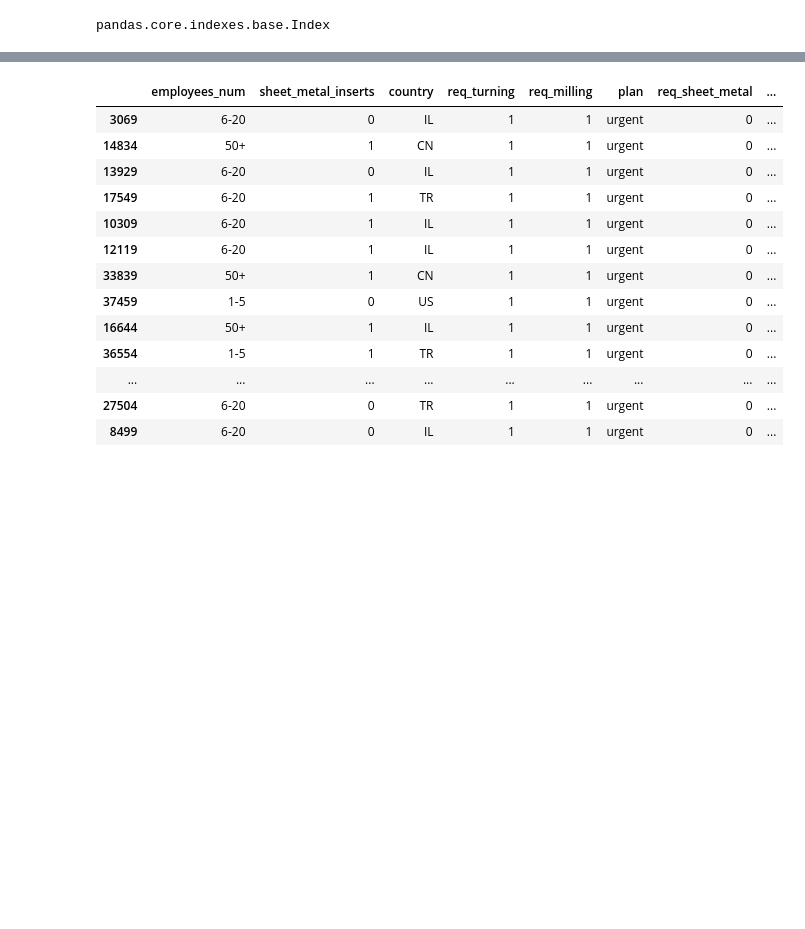
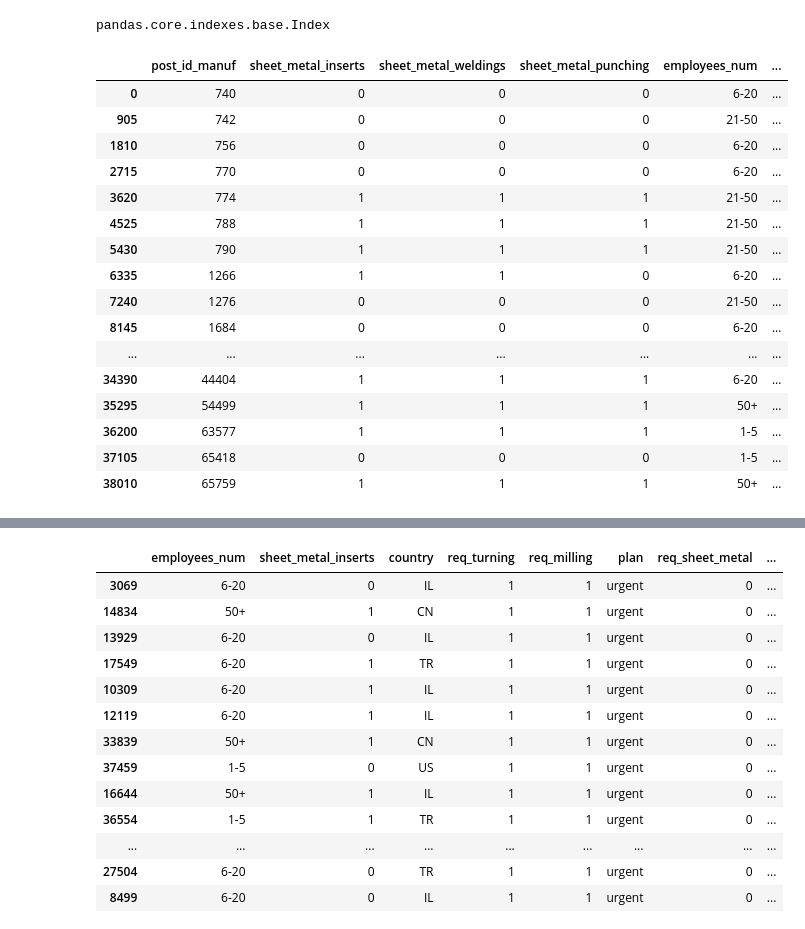
Before and after one commit to ophir-friedler/manufuture, a Jupyter notebook: manu_python/Modelling.ipynb, the cells around one changed output, grey strips where cells are left out. Drawn from its saved outputs; the diff is of its cells as text; code cells hidden in the pictures; blank space fills up the shorter version.

```diff
--- a/manu_python/Modelling.ipynb
+++ b/manu_python/Modelling.ipynb
@@ -107,3 +107,23 @@ Epoch 10/10
 type(bidSubmissionPredictor._manufacturers_data_df.columns)
 # %% [output]
 pandas.core.indexes.base.Index
+# %%
+bidSubmissionPredictor._manufacturers_data_df
+# %% [output]
+|  | post_id_manuf | sheet_metal_inserts | sheet_metal_weldings | sheet_metal_punching | employees_num | ... |
+| 0 | 740 | 0 | 0 | 0 | 6-20 | ... |
+| 905 | 742 | 0 | 0 | 0 | 21-50 | ... |
+| 1810 | 756 | 0 | 0 | 0 | 6-20 | ... |
+| 2715 | 770 | 0 | 0 | 0 | 6-20 | ... |
+| 3620 | 774 | 1 | 1 | 1 | 21-50 | ... |
+| 4525 | 788 | 1 | 1 | 1 | 21-50 | ... |
+| 5430 | 790 | 1 | 1 | 1 | 21-50 | ... |
+| 6335 | 1266 | 1 | 1 | 0 | 6-20 | ... |
+| 7240 | 1276 | 0 | 0 | 0 | 21-50 | ... |
+| 8145 | 1684 | 0 | 0 | 0 | 6-20 | ... |
+| ... | ... | ... | ... | ... | ... | ... |
+| 34390 | 44404 | 1 | 1 | 1 | 6-20 | ... |
+| 35295 | 54499 | 1 | 1 | 1 | 50+ | ... |
+| 36200 | 63577 | 1 | 1 | 1 | 1-5 | ... |
+| 37105 | 65418 | 0 | 0 | 0 | 1-5 | ... |
+| 38010 | 65759 | 1 | 1 | 1 | 50+ | ... |
```
Also changed, not shown: parts of 1 cell of this notebook, 8 other files.
